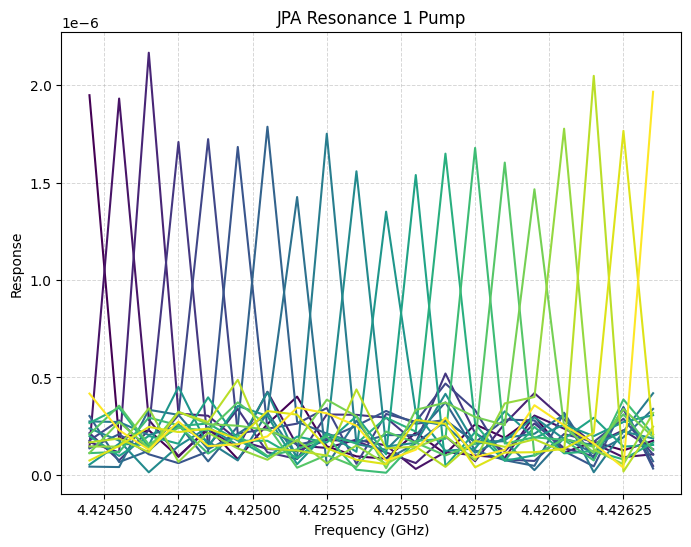
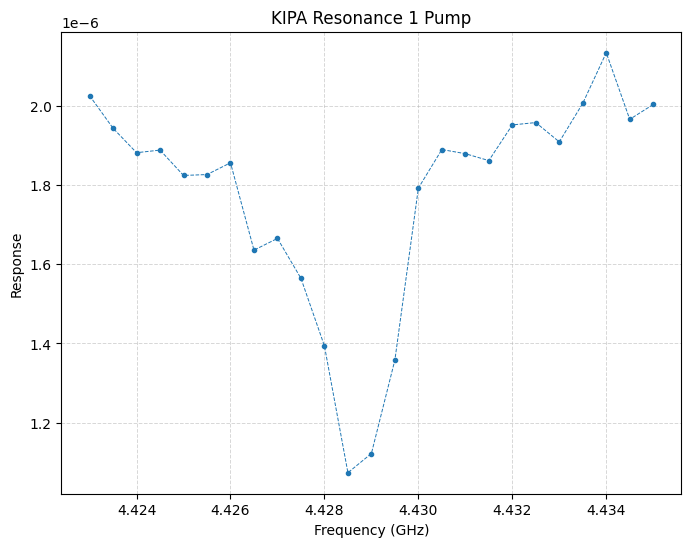
Unified diff of the notebook cell whose output changed from the first chart to the second:
--- before
+++ after
@@ -8,14 +8,23 @@
 
 # Plotting
-print(cmap(norm(0)))
-for i in range(len(freqs)):
-    colors = cmap(norm(freqs[i]))
-    ax.plot(freqs/1e9,
-            np.abs(usb[i]), 
-            color = colors,
+
+ax.plot(freqs/1e9,
+            np.abs(np.diag(resonance)),
+            marker = 'o',
+            markersize = 3,
+            ls='--',
+            lw=0.7,
             )
 
+# ax.plot(freqs/1e9,
+#             np.imag(np.diag(resonance)),
+#             marker = 'o',
+#             markersize = 3,
+#             ls='--',
+#             lw=0.7,
+            # )
+
 ax.set_title(
-    f'JPA Resonance 1 Pump'
+    f'KIPA Resonance 1 Pump'
     )   
 

Commit: Time frequency analysis scripts